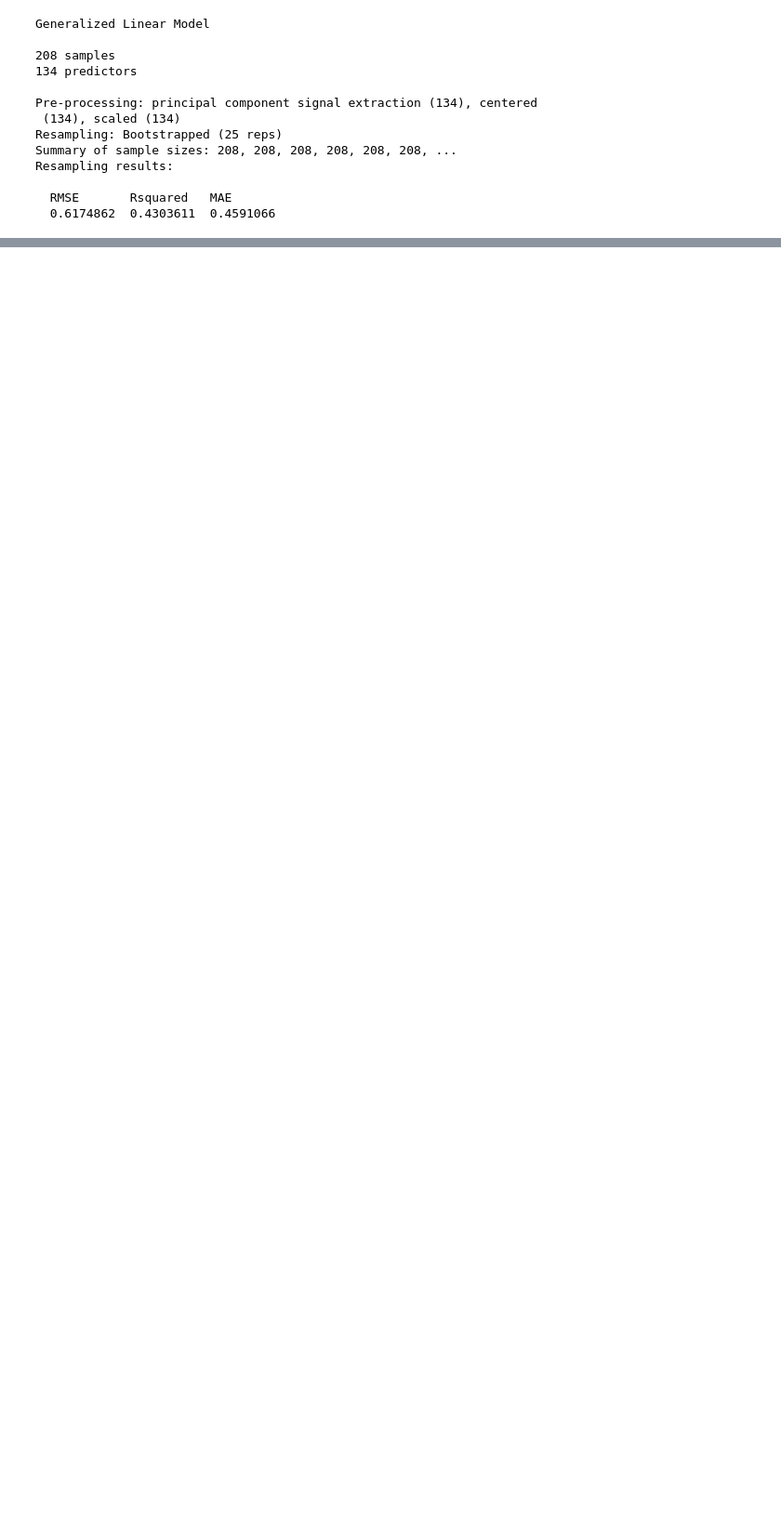
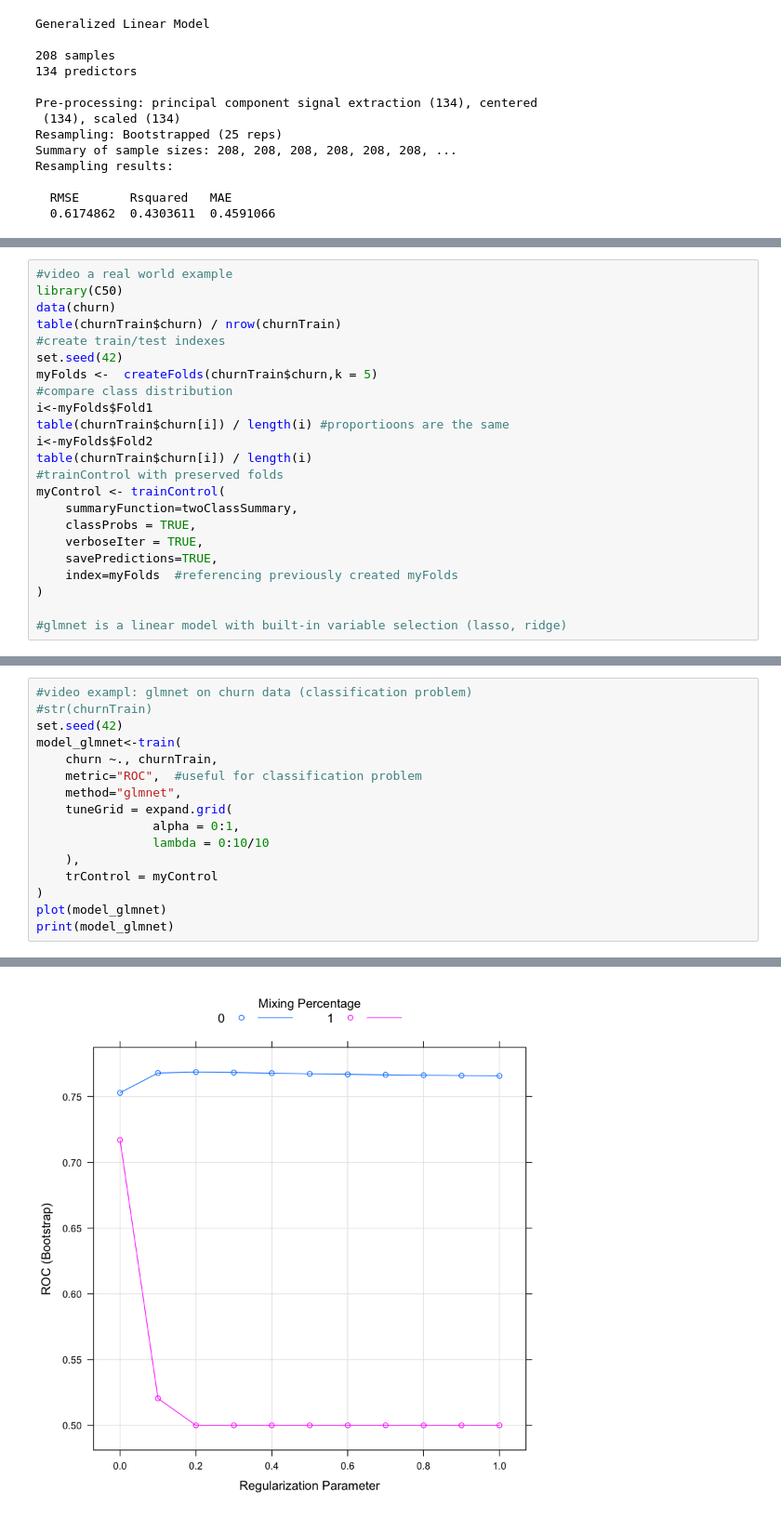
Before and after one commit to slzdevsnp/learn, a Jupyter notebook: dswr_machine_learning_toolbox/machine_learning_toolbox.ipynb, the cells around one changed output, grey strips where cells are left out. Shown at 93% size. Cells and saved outputs as stored; diff of their text form; blank space fills up the shorter version.

```diff
--- a/dswr_machine_learning_toolbox/machine_learning_toolbox.ipynb
+++ b/dswr_machine_learning_toolbox/machine_learning_toolbox.ipynb
@@ -1040,0 +1043,23 @@ Resampling results:
+# %%
+#video a real world example
+library(C50)
+data(churn)
+table(churnTrain$churn) / nrow(churnTrain)
+#create train/test indexes
+set.seed(42)
+myFolds <-  createFolds(churnTrain$churn,k = 5)
+#compare class distribution
+i<-myFolds$Fold1
+table(churnTrain$churn[i]) / length(i) #proportioons are the same
+i<-myFolds$Fold2
+table(churnTrain$churn[i]) / length(i)
+#trainControl with preserved folds
+myControl <- trainControl(
+    summaryFunction=twoClassSummary,
+    classProbs = TRUE,
+    verboseIter = TRUE,
+    savePredictions=TRUE,
+    index=myFolds  #referencing previously created myFolds
+)
+
+#glmnet is a linear model with built-in variable selection (lasso, ridge)
@@ -1040,0 +1073,17 @@ Resampling results:
+# %%
+#video exampl: glmnet on churn data (classification problem)
+#str(churnTrain)
+set.seed(42)
+model_glmnet<-train(
+    churn ~., churnTrain,
+    metric="ROC",  #useful for classification problem
+    method="glmnet",
+    tuneGrid = expand.grid(
+                alpha = 0:1,
+                lambda = 0:10/10
+    ),
+    trControl = myControl
+)
+plot(model_glmnet)
+print(model_glmnet)
+# %% [output]
@@ -1040,0 +1107 @@ Resampling results:
+[figure, added]
```
Also changed, not shown: parts of 6 cells of this notebook.
